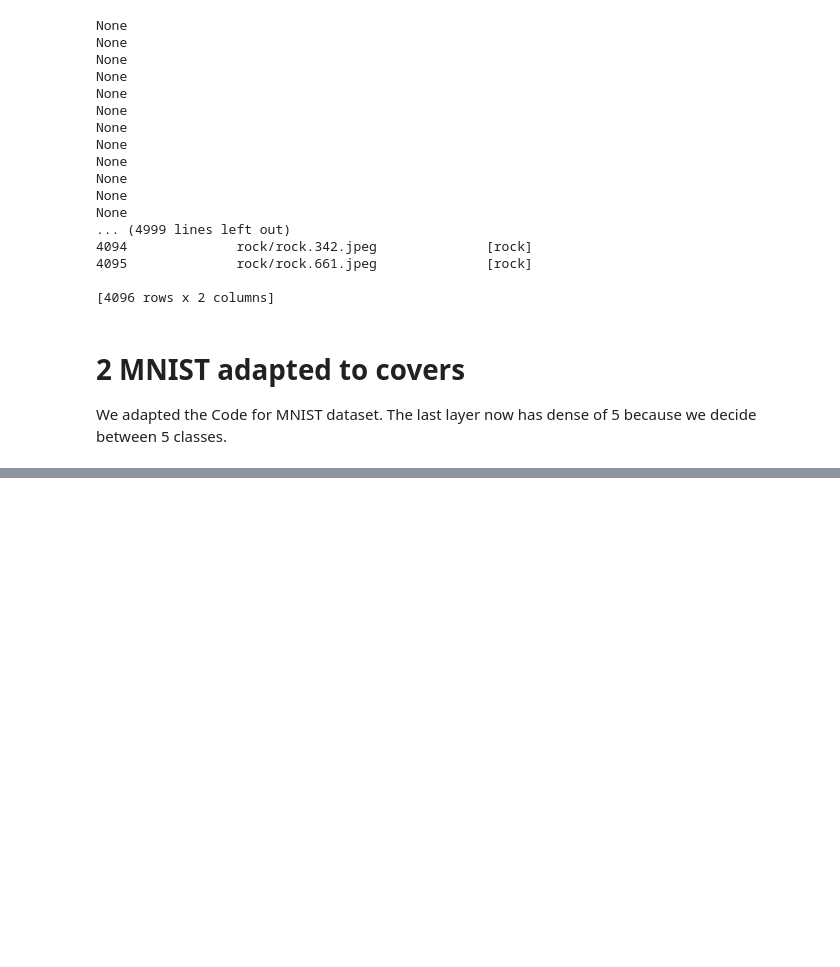
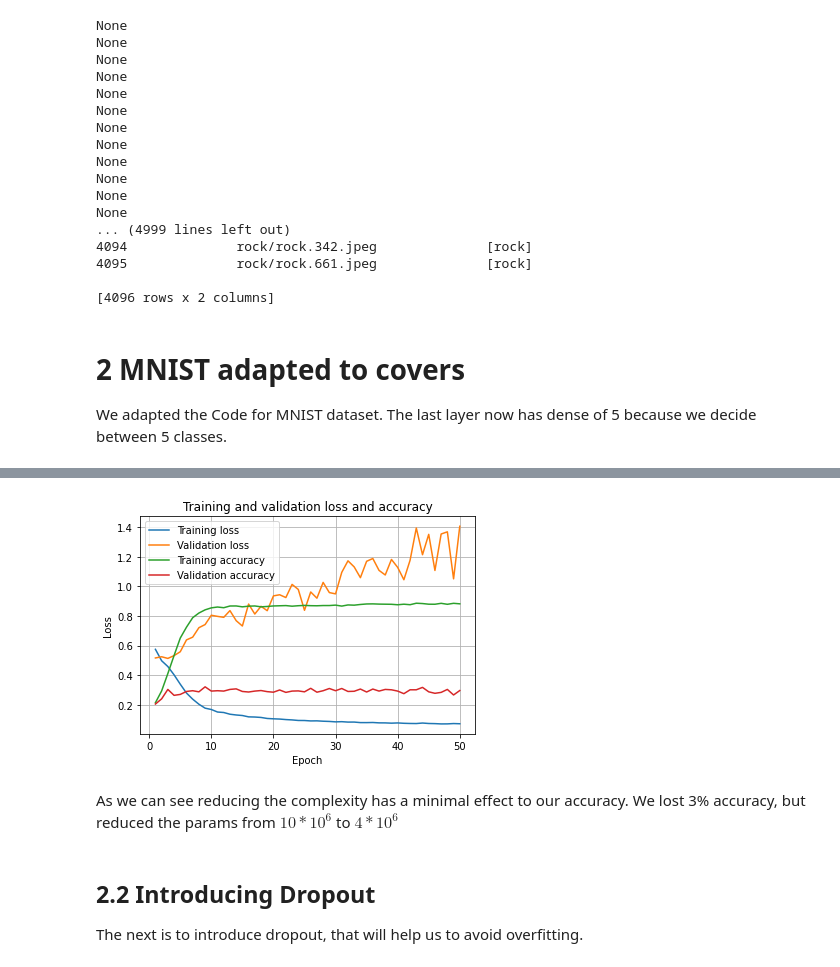
Before and after one commit to cbiehl30/ss20-dl, a Jupyter notebook: ABGABE-project-topic1-classifying-album-covers.ipynb, the cells around one changed output, grey strips where cells are left out. Cells and saved outputs as stored; diff of their text form; code cells hidden in the pictures; blank space fills up the shorter version.

Commit message:
Dropout and complexity reduced

```diff
--- a/ABGABE-project-topic1-classifying-album-covers.ipynb
+++ b/ABGABE-project-topic1-classifying-album-covers.ipynb
@@ -398,0 +408,23 @@ plt.show()
+# %%
+# describe model architecture
+model = Sequential()
+model.add(Conv2D(32, (3, 3), activation='relu', strides=(1,1), padding='valid', input_shape=(IMG_SIZE, IMG_SIZE, 3)))
+model.add(MaxPooling2D((2, 2), strides=(2,2)))
+model.add(Conv2D(32, (3, 3), activation='relu', strides=(1,1), padding='valid'))
+model.add(MaxPooling2D((2, 2), strides=(2,2)))
+model.add(Flatten())
+model.add(Dense(64, activation='relu'))
+model.add(Dense(5, activation='sigmoid'))
+model.summary()
+
+# compile model
+model.compile(loss='binary_crossentropy', optimizer='rmsprop', metrics=['accuracy'])
+
+# train model
+# history = model.fit(X_train, y_train, batch_size=64, epochs=10, verbose=1, validation_data=(X_test, y_test)) # das hier dürfte falsch sein, da validation und test data nicht die selben sein sollten
+history = model.fit(X_train, y_train, batch_size=64, epochs=50, verbose=1, validation_split=0.2)
+
+# compute loss and accuracy on test data
+score = model.evaluate(X_test, y_test, verbose=1)
+print("Test score:", score[0])
+print("Test accuracy:", score[1])
@@ -398,0 +449,26 @@ plt.show()
+# %%
+history_dict = history.history
+train_loss = history_dict['loss']
+train_acc = history_dict['accuracy']
+val_loss = history_dict['val_loss']
+val_acc = history_dict['val_accuracy']
+
+epochs = range(1, len(train_loss) + 1)
+plt.title('Training and validation loss and accuracy')
+plt.plot(epochs, train_loss, label='Training loss')
+plt.plot(epochs, val_loss, label='Validation loss')
+plt.plot(epochs, train_acc, label='Training accuracy')
+plt.plot(epochs, val_acc, label='Validation accuracy')
+plt.xlabel('Epoch')
+plt.ylabel('Loss')
+plt.legend()
+plt.grid()
+plt.show()
+# %% [output]
+[figure, added]
+# %% [markdown]
+As we can see reducing the complexity has a minimal effect to our accuracy. We lost 3% accuracy, but reduced the params from $10*10^{6}$ to $4*10^{6}$
+# %% [markdown]
+## 2.2 Introducing Dropout
+
+The next is to introduce dropout, that will help us to avoid overfitting.
```
Also changed, not shown: parts of 6 cells of this notebook.
